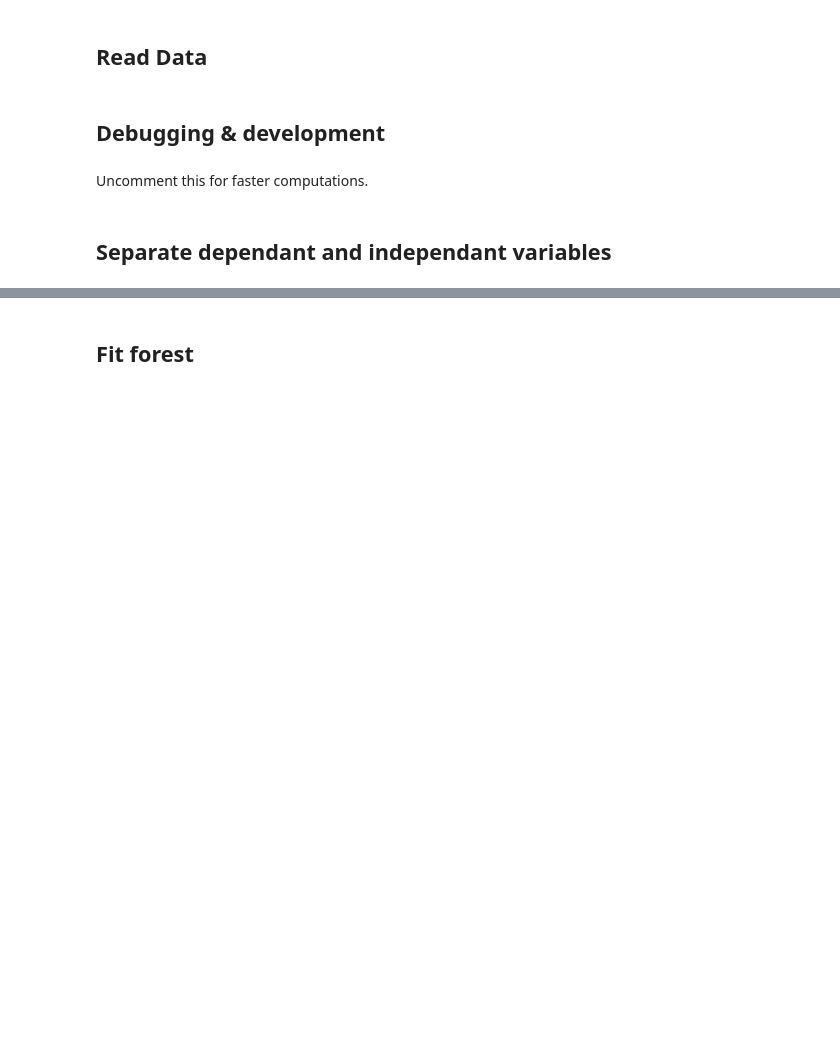
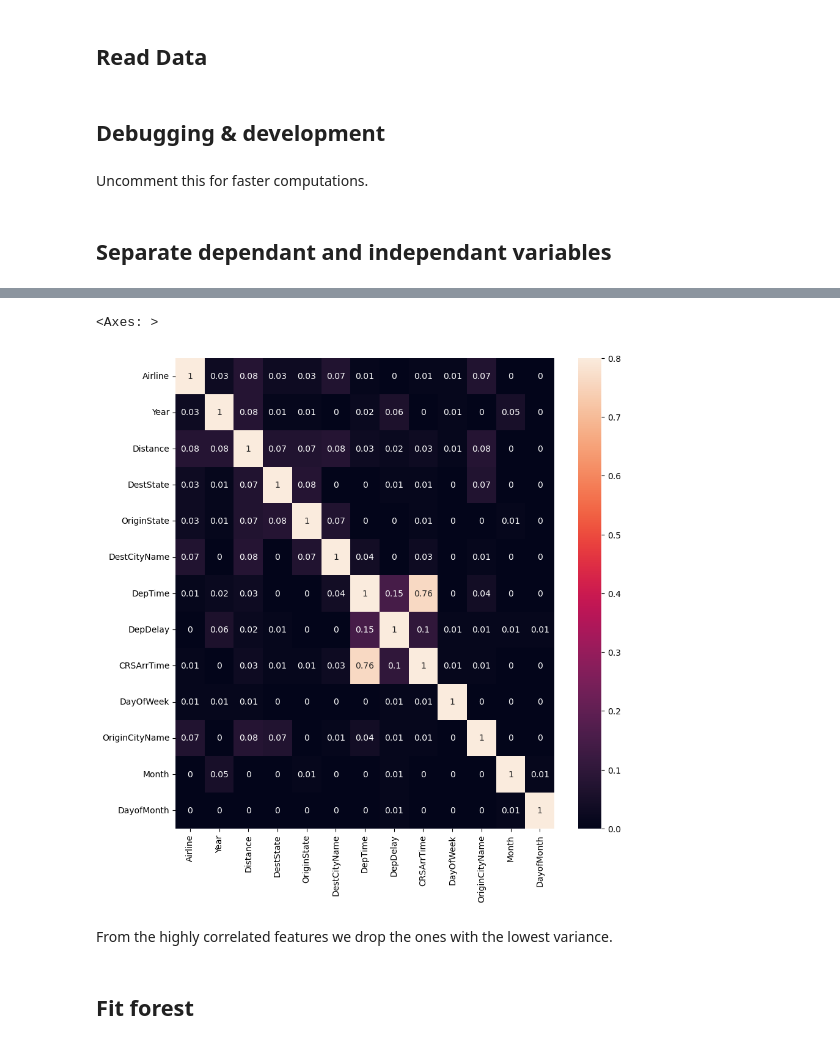
Before and after one commit to LinasVidziunas/CS4020-Group-Project, a Jupyter notebook: rando_forest.ipynb, the cells around one changed output, grey strips where cells are left out. Drawn from its saved outputs; the diff is of its cells as text; code cells hidden in the pictures; blank space fills up the shorter version.

```diff
--- a/rando_forest.ipynb
+++ b/rando_forest.ipynb
@@ -48,3 +80,14 @@ x_val, y_val = val_df.drop(['ActualElapsedTime', 'ArrTime', 'DepTime', 'DepDelay
+# %%
+x_train.drop(['Origin', 'CRSElapsedTime', 'Dest', 'CRSDepTime'], axis=1, inplace=True)
+x_val.drop(['Origin', 'CRSElapsedTime', 'Dest', 'CRSDepTime'], axis=1, inplace=True)
+# %%
+plt.figure(figsize=(10, 10))
+sns.heatmap(x_train.corr().round(2).abs(), annot=True, vmax=0.8)
+# %% [output]
+<Axes: >
+[figure, added]
+# %% [markdown]
+From the highly correlated features we drop the ones with the lowest variance.
 # %% [markdown]
 ## Fit forest
 # %%
```
Also changed, not shown: parts of 22 cells of this notebook.
